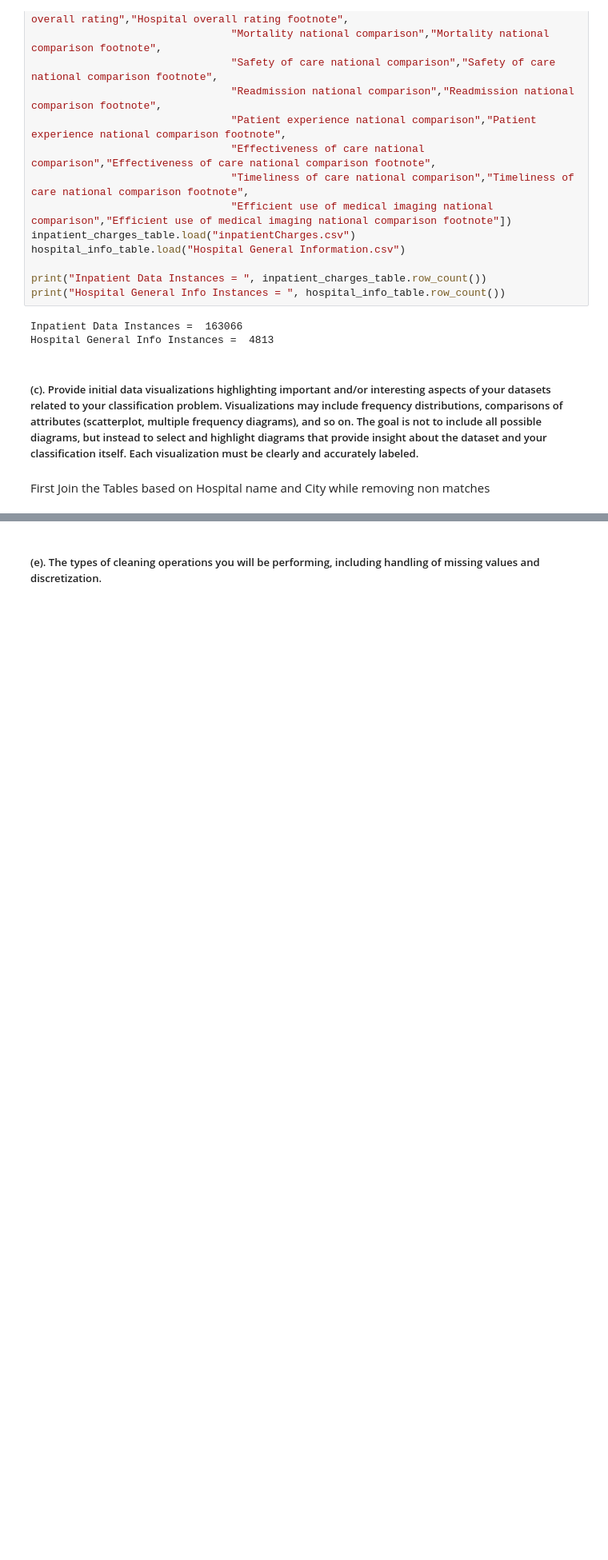
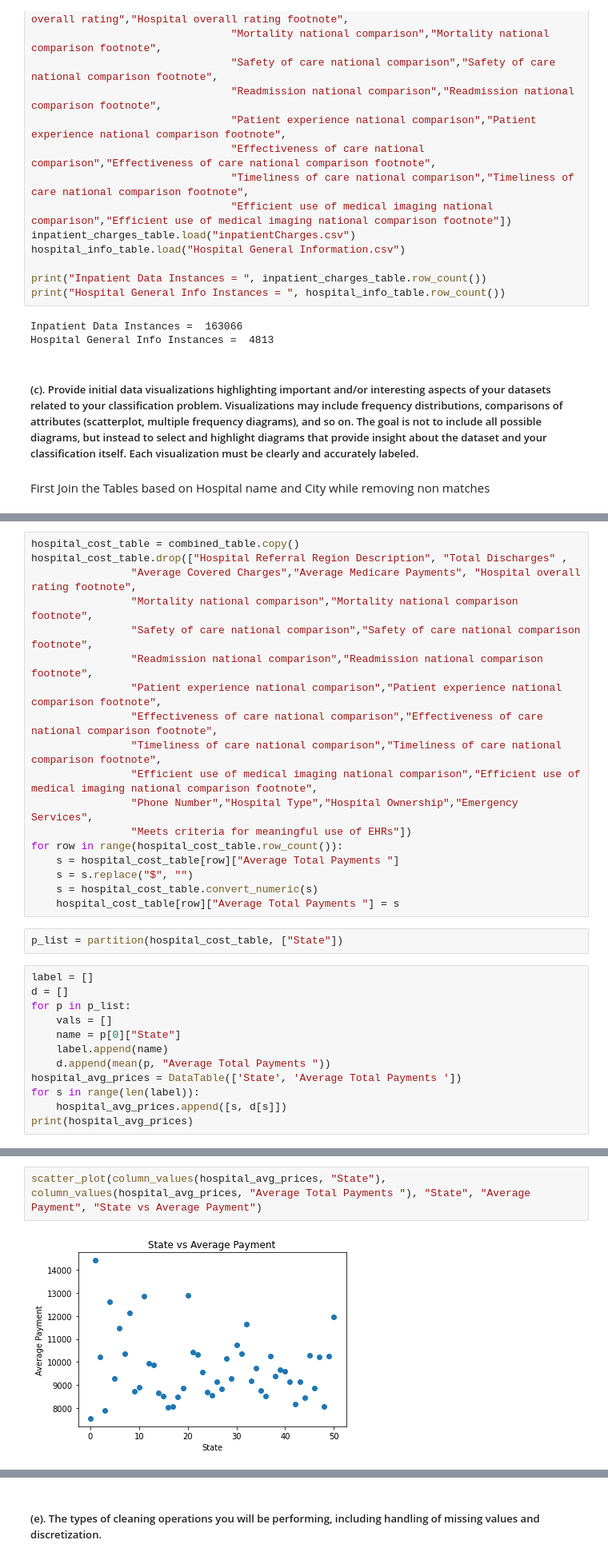
Before and after one commit to georgecalv/Hospital-Ratings-and-Cost, a Jupyter notebook: exploratory_analysis.ipynb, the cells around one changed output, grey strips where cells are left out. Shown at 80% size. Cells and saved outputs as stored; diff of their text form; blank space fills up the shorter version.

```diff
--- a/exploratory_analysis.ipynb
+++ b/exploratory_analysis.ipynb
@@ -110,0 +142,32 @@ combined_table = DataTable.combine(inpatient_charges_table, hospital_info_table,
+# %%
+hospital_cost_table = combined_table.copy()
+hospital_cost_table.drop(["Hospital Referral Region Description", "Total Discharges" ,
+                "Average Covered Charges","Average Medicare Payments", "Hospital overall rating footnote",
+                "Mortality national comparison","Mortality national comparison footnote",
+                "Safety of care national comparison","Safety of care national comparison footnote",
+                "Readmission national comparison","Readmission national comparison footnote",
+                "Patient experience national comparison","Patient experience national comparison footnote",
+                "Effectiveness of care national comparison","Effectiveness of care national comparison footnote",
+                "Timeliness of care national comparison","Timeliness of care national comparison footnote",
+                "Efficient use of medical imaging national comparison","Efficient use of medical imaging national comparison footnote",
+                "Phone Number","Hospital Type","Hospital Ownership","Emergency Services",
+                "Meets criteria for meaningful use of EHRs"])
+for row in range(hospital_cost_table.row_count()):
+    s = hospital_cost_table[row]["Average Total Payments "]
+    s = s.replace("$", "")
+    s = hospital_cost_table.convert_numeric(s)
+    hospital_cost_table[row]["Average Total Payments "] = s
+# %%
+p_list = partition(hospital_cost_table, ["State"])
+# %%
+label = []
+d = []
+for p in p_list:
+    vals = []
+    name = p[0]["State"]
+    label.append(name)
+    d.append(mean(p, "Average Total Payments "))
+hospital_avg_prices = DataTable(['State', 'Average Total Payments '])
+for s in range(len(label)):
+    hospital_avg_prices.append([s, d[s]])
+print(hospital_avg_prices)
@@ -110,0 +192,4 @@ combined_table = DataTable.combine(inpatient_charges_table, hospital_info_table,
+# %%
+scatter_plot(column_values(hospital_avg_prices, "State"), column_values(hospital_avg_prices, "Average Total Payments "), "State", "Average Payment", "State vs Average Payment")
+# %% [output]
+[figure, added]
```
Also changed, not shown: parts of 11 cells of this notebook, 1 other file.
